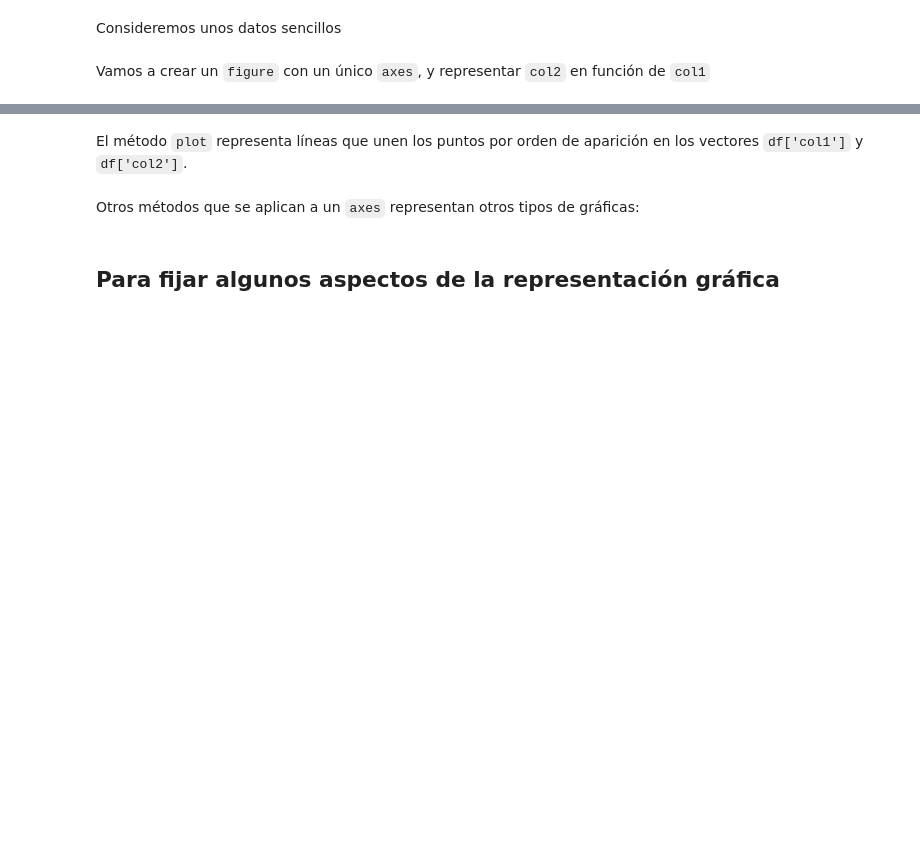
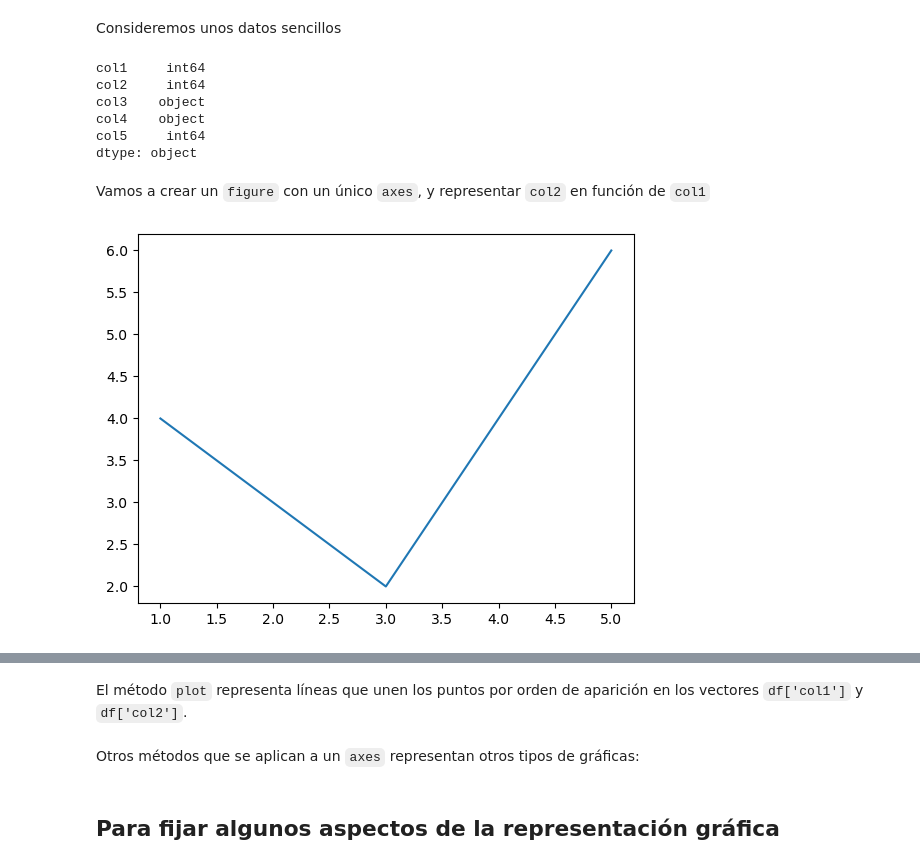
Before and after one commit to Antoniogins/IntroductionToDataScience, a Jupyter notebook: src/05-visualizar-con-graficas/explicaciones-visualizacion_matplotlib.ipynb, the cells around one changed output, grey strips where cells are left out. Drawn from its saved outputs; the diff is of its cells as text; code cells hidden in the pictures; blank space fills up the shorter version.

```diff
--- a/src/05-visualizar-con-graficas/explicaciones-visualizacion_matplotlib.ipynb
+++ b/src/05-visualizar-con-graficas/explicaciones-visualizacion_matplotlib.ipynb
@@ -74,5 +91,18 @@ df = pd.DataFrame({
     }
 )
 df.sort_values('col1', inplace=True)
+df.dtypes
+# %% [output]
+col1     int64
+col2     int64
+col3    object
+col4    object
+col5     int64
+dtype: object
 # %% [markdown]
 Vamos a crear un `figure` con un único `axes`, y representar `col2` en función de `col1`
+# %%
+fix, ax = plt.subplots()
+ax.plot(df["col1"], df["col2"]);
+# %% [output]
+[figure, added]
```
Also changed, not shown: parts of 13 cells of this notebook, 1 other file.
